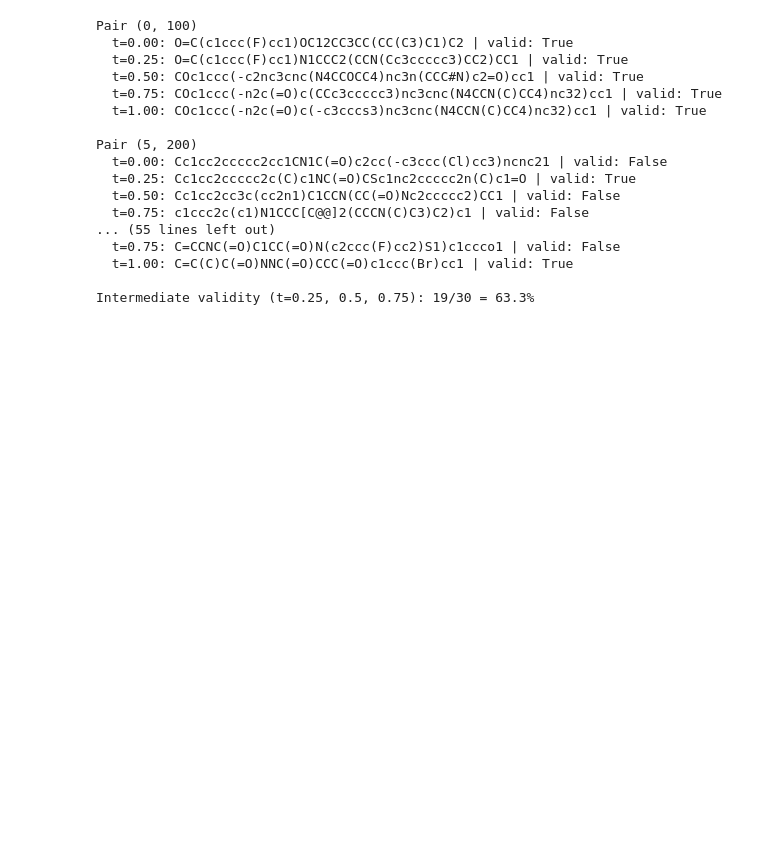
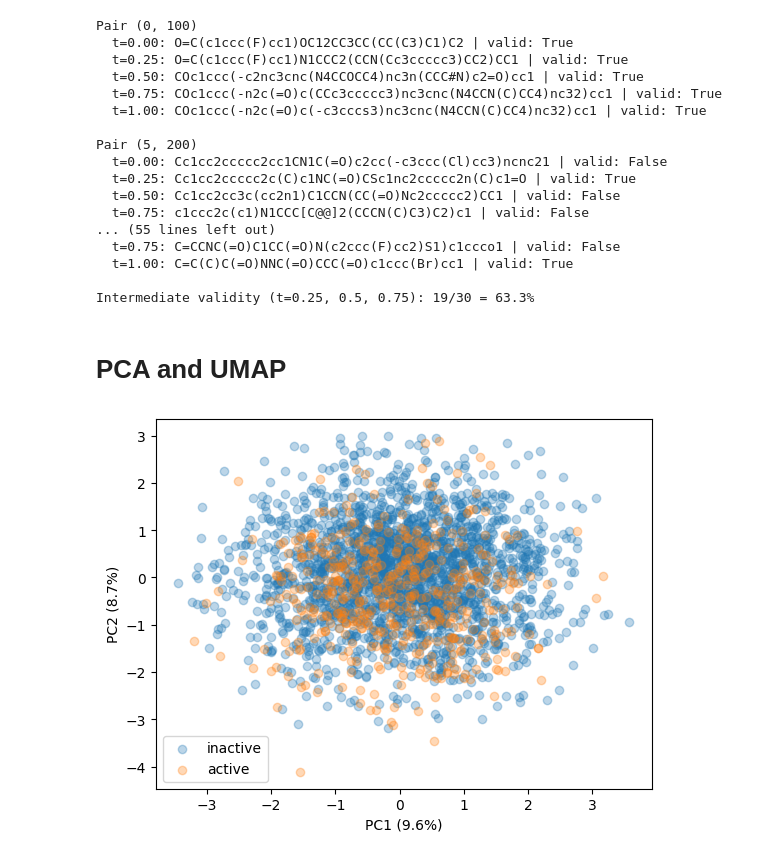
Before and after one commit to elenipsaromatis/mol-vae, a Jupyter notebook: notebooks/vae_dev.ipynb, the cells around one changed output. Cells and saved outputs as stored; diff of their text form; code cells hidden in the pictures; blank space fills up the shorter version.

Commit message:
added PCA and UMAP

```diff
--- a/notebooks/vae_dev.ipynb
+++ b/notebooks/vae_dev.ipynb
@@ -1238,3 +1241,32 @@ Pair (5, 200)
   t=1.00: C=C(C)C(=O)NNC(=O)CCC(=O)c1ccc(Br)cc1 | valid: True
 
 Intermediate validity (t=0.25, 0.5, 0.75): 19/30 = 63.3%
+# %% [markdown]
+# PCA and UMAP
+# %%
+from sklearn.decomposition import PCA
+import matplotlib.pyplot as plt
+
+model.eval()
+mus, all_labels = [], []
+with torch.no_grad():
+    for batch, labels in test_loader:
+        batch = batch.to(device)
+        mu, _ = model.encoder(batch)
+        mus.append(mu.cpu())
+        all_labels.append(labels)
+
+mus = torch.cat(mus).numpy()
+all_labels = torch.cat(all_labels).numpy()
+
+pca = PCA(n_components=2)
+z = pca.fit_transform(mus)
+
+plt.scatter(z[all_labels==0, 0], z[all_labels==0, 1], alpha=0.3, label='inactive')
+plt.scatter(z[all_labels==1, 0], z[all_labels==1, 1], alpha=0.3, label='active')
+plt.legend()
+plt.xlabel(f'PC1 ({pca.explained_variance_ratio_[0]:.1%})')
+plt.ylabel(f'PC2 ({pca.explained_variance_ratio_[1]:.1%})')
+plt.show()
+# %% [output]
+[figure, added]
```
Also changed, not shown: parts of 8 cells of this notebook.
